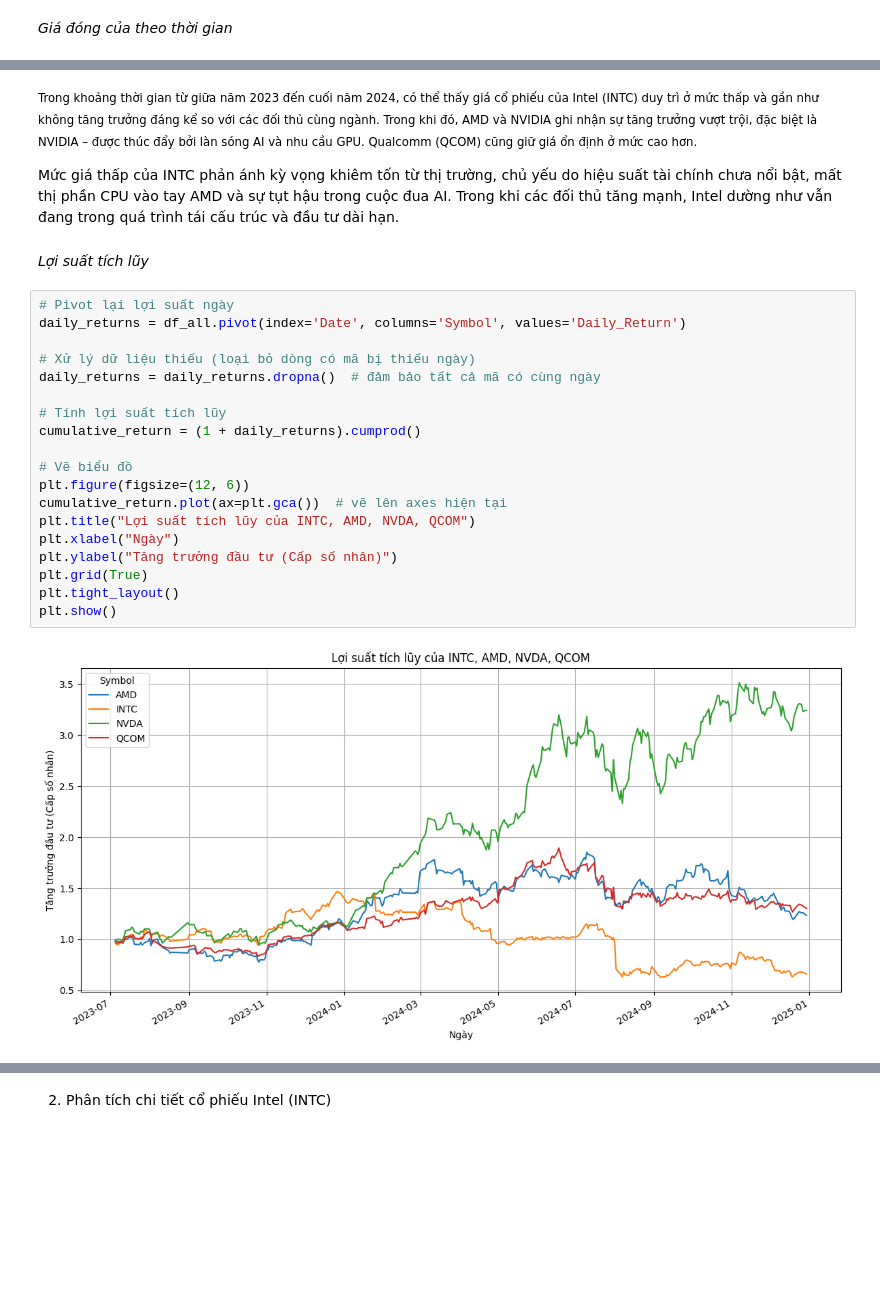
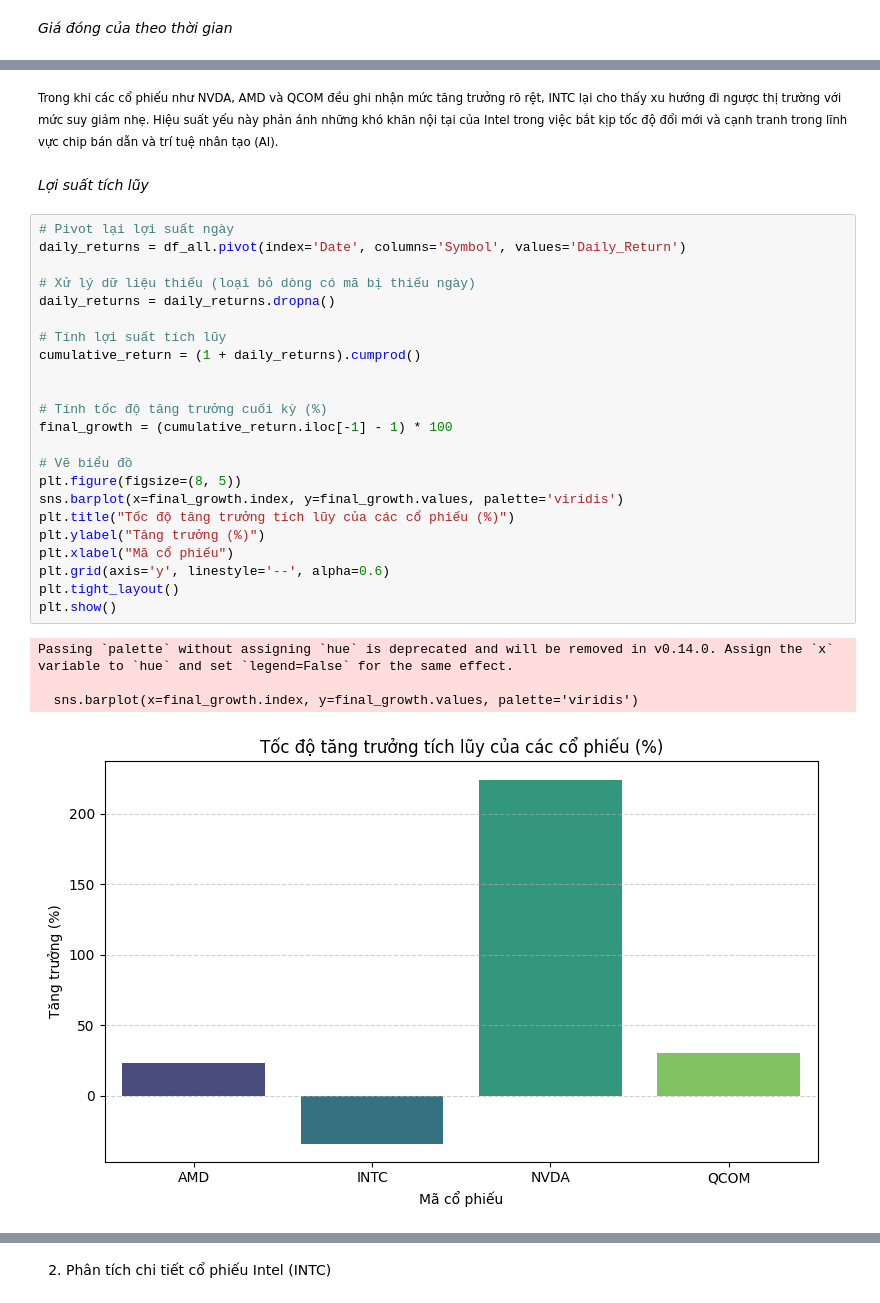
Before and after one commit to armordkay/data-processing-with-python, a Jupyter notebook: project.ipynb, the cells around one changed output, grey strips where cells are left out. Saved outputs shown, nothing was run; the diff lists cells and outputs as text; blank space fills up the shorter version.

```diff
--- a/project.ipynb
+++ b/project.ipynb
@@ -201,30 +201,35 @@ plt.show()
 # %% [output]
 [figure]
 # %% [markdown]
-<small> Trong khoảng thời gian từ giữa năm 2023 đến cuối năm 2024, có thể thấy giá cổ phiếu của Intel (INTC) duy trì ở mức thấp và gần như không tăng trưởng đáng kể so với các đối thủ cùng ngành. Trong khi đó, AMD và NVIDIA ghi nhận sự tăng trưởng vượt trội, đặc biệt là NVIDIA – được thúc đẩy bởi làn sóng AI và nhu cầu GPU. Qualcomm (QCOM) cũng giữ giá ổn định ở mức cao hơn.
-
-Mức giá thấp của INTC phản ánh kỳ vọng khiêm tốn từ thị trường, chủ yếu do hiệu suất tài chính chưa nổi bật, mất thị phần CPU vào tay AMD và sự tụt hậu trong cuộc đua AI. Trong khi các đối thủ tăng mạnh, Intel dường như vẫn đang trong quá trình tái cấu trúc và đầu tư dài hạn.<small>
+<small> Trong khi các cổ phiếu như NVDA, AMD và QCOM đều ghi nhận mức tăng trưởng rõ rệt, INTC lại cho thấy xu hướng đi ngược thị trường với mức suy giảm nhẹ. Hiệu suất yếu này phản ánh những khó khăn nội tại của Intel trong việc bắt kịp tốc độ đổi mới và cạnh tranh trong lĩnh vực chip bán dẫn và trí tuệ nhân tạo (AI).<small>
 # %% [markdown]
 *Lợi suất tích lũy*
 # %%
 # Pivot lại lợi suất ngày
 daily_returns = df_all.pivot(index='Date', columns='Symbol', values='Daily_Return')
 
 # Xử lý dữ liệu thiếu (loại bỏ dòng có mã bị thiếu ngày)
-daily_returns = daily_returns.dropna()  # đảm bảo tất cả mã có cùng ngày
+daily_returns = daily_returns.dropna()
 
 # Tính lợi suất tích lũy
 cumulative_return = (1 + daily_returns).cumprod()
 
+
+# Tính tốc độ tăng trưởng cuối kỳ (%)
+final_growth = (cumulative_return.iloc[-1] - 1) * 100
+
 # Vẽ biểu đồ
-plt.figure(figsize=(12, 6))
-cumulative_return.plot(ax=plt.gca())  # vẽ lên axes hiện tại
-plt.title("Lợi suất tích lũy của INTC, AMD, NVDA, QCOM")
-plt.xlabel("Ngày")
-plt.ylabel("Tăng trưởng đầu tư (Cấp số nhân)")
-plt.grid(True)
+plt.figure(figsize=(8, 5))
+sns.barplot(x=final_growth.index, y=final_growth.values, palette='viridis')
+plt.title("Tốc độ tăng trưởng tích lũy của các cổ phiếu (%)")
+plt.ylabel("Tăng trưởng (%)")
+plt.xlabel("Mã cổ phiếu")
+plt.grid(axis='y', linestyle='--', alpha=0.6)
 plt.tight_layout()
 plt.show()
 # %% [output]
+Passing `palette` without assigning `hue` is deprecated and will be removed in v0.14.0. Assign the `x` variable to `hue` and set `legend=False` for the same effect.
+
+  sns.barplot(x=final_growth.index, y=final_growth.values, palette='viridis')
-[figure, old version]
+[figure, new version]
 # %% [markdown]
```
Also changed, not shown: parts of 19 cells of this notebook, 1 other file.
